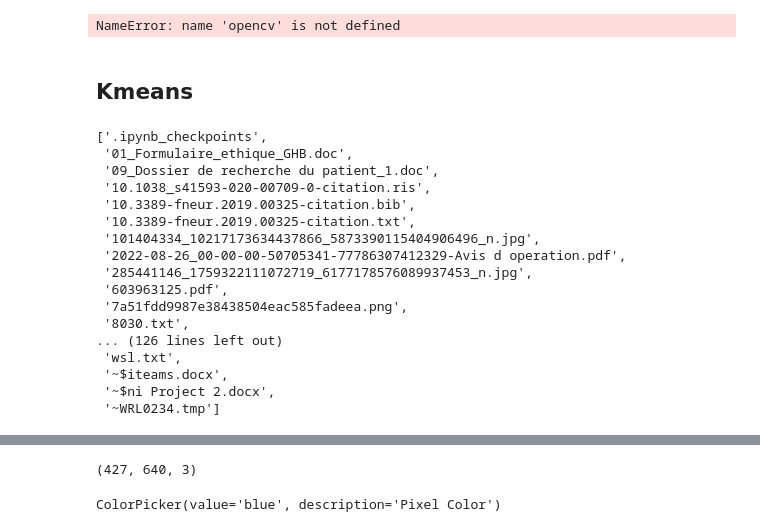
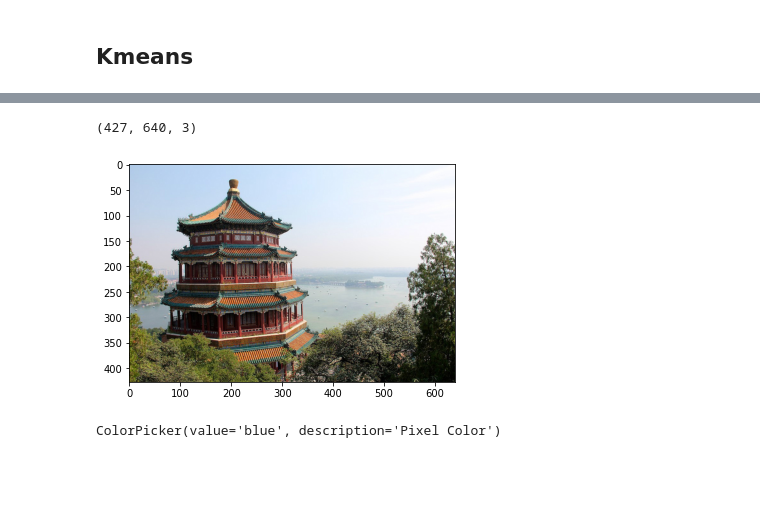
Before and after one commit to vferat/JC_pycrostates, a Jupyter notebook: pycrostates.ipynb, the cells around one changed output, grey strips where cells are left out. Cells and saved outputs as stored; diff of their text form; code cells hidden in the pictures; blank space fills up the shorter version.

```diff
--- a/pycrostates.ipynb
+++ b/pycrostates.ipynb
@@ -1,30 +1,5 @@
-# %%
-opencv-python
-# %% [output]
-NameError: name 'opencv' is not defined
 # %% [markdown]
 ## Kmeans
-# %%
-import os
-os.listdir('../Desktop')
-# %% [output]
-['.ipynb_checkpoints',
- '01_Formulaire_ethique_GHB.doc',
- '09_Dossier de recherche du patient_1.doc',
- '10.1038_s41593-020-00709-0-citation.ris',
- '10.3389-fneur.2019.00325-citation.bib',
- '10.3389-fneur.2019.00325-citation.txt',
- '101404334_10217173634437866_5873390115404906496_n.jpg',
- '2022-08-26_00-00-00-50705341-77786307412329-Avis d operation.pdf',
- '285441146_1759322111072719_6177178576089937453_n.jpg',
- '603963125.pdf',
- '7a51fdd9987e38438504eac585fadeea.png',
- '8030.txt',
-... (126 lines left out)
- 'wsl.txt',
- '~$iteams.docx',
- '~$ni Project 2.docx',
- '~WRL0234.tmp']
 # %%
 import numpy as np
 import matplotlib.pyplot as plt
@@ -37,7 +12,7 @@ from time import time
 n_colors = 5
 
 # Load the Summer Palace photo
-origin = load_sample_image('flower.jpg')
+origin = load_sample_image('china.jpg')
 origin = np.array(origin, dtype=np.float64) / 255
 w, h, d = original_shape = tuple(origin.shape)
 image_array = np.reshape(origin, (w * h, d))
@@ -51,4 +24,5 @@ origin.shape
 (427, 640, 3)
+[figure, added]
 # %%
 widgets.ColorPicker(
     concise=False,
```
Also changed, not shown: parts of 2 cells of this notebook, 1 other file.
